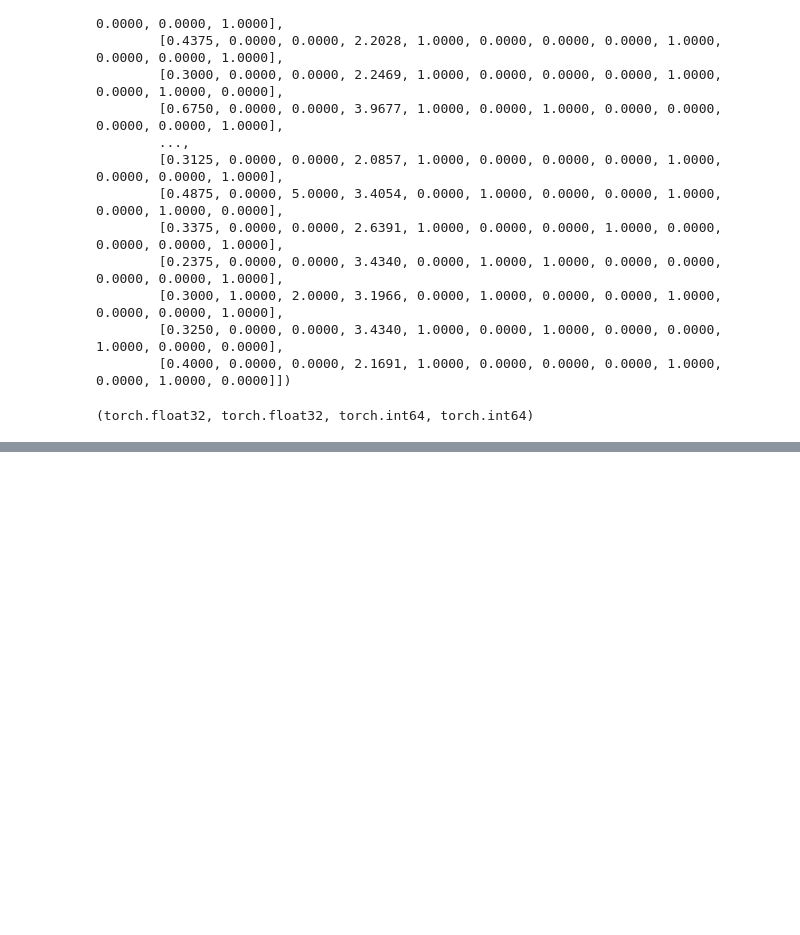
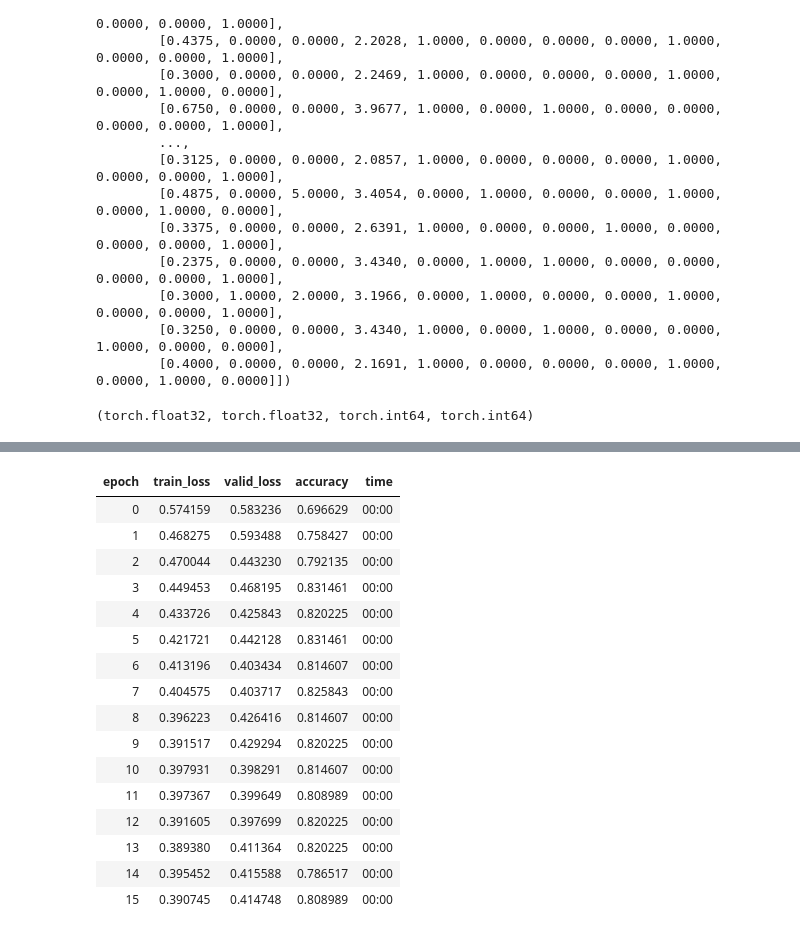
Before and after one commit to SanjaySaatyaki/fast_ai_try_out, a Jupyter notebook: tabular.ipynb, the cells around one changed output, grey strips where cells are left out. Drawn from its saved outputs; the diff is of its cells as text; code cells hidden in the pictures; blank space fills up the shorter version.

```diff
--- a/tabular.ipynb
+++ b/tabular.ipynb
@@ -276,0 +315,20 @@ Epoch : 900 | Loss: 0.5981| Test Loss: 0.5679
+# %%
+learn.fit(16, lr=0.03)
+# %% [output]
+| epoch | train_loss | valid_loss | accuracy | time |
+| 0 | 0.574159 | 0.583236 | 0.696629 | 00:00 |
+| 1 | 0.468275 | 0.593488 | 0.758427 | 00:00 |
+| 2 | 0.470044 | 0.443230 | 0.792135 | 00:00 |
+| 3 | 0.449453 | 0.468195 | 0.831461 | 00:00 |
+| 4 | 0.433726 | 0.425843 | 0.820225 | 00:00 |
+| 5 | 0.421721 | 0.442128 | 0.831461 | 00:00 |
+| 6 | 0.413196 | 0.403434 | 0.814607 | 00:00 |
+| 7 | 0.404575 | 0.403717 | 0.825843 | 00:00 |
+| 8 | 0.396223 | 0.426416 | 0.814607 | 00:00 |
+| 9 | 0.391517 | 0.429294 | 0.820225 | 00:00 |
+| 10 | 0.397931 | 0.398291 | 0.814607 | 00:00 |
+| 11 | 0.397367 | 0.399649 | 0.808989 | 00:00 |
+| 12 | 0.391605 | 0.397699 | 0.820225 | 00:00 |
+| 13 | 0.389380 | 0.411364 | 0.820225 | 00:00 |
+| 14 | 0.395452 | 0.415588 | 0.786517 | 00:00 |
+| 15 | 0.390745 | 0.414748 | 0.808989 | 00:00 |
```
Also changed, not shown: parts of 14 cells of this notebook.
